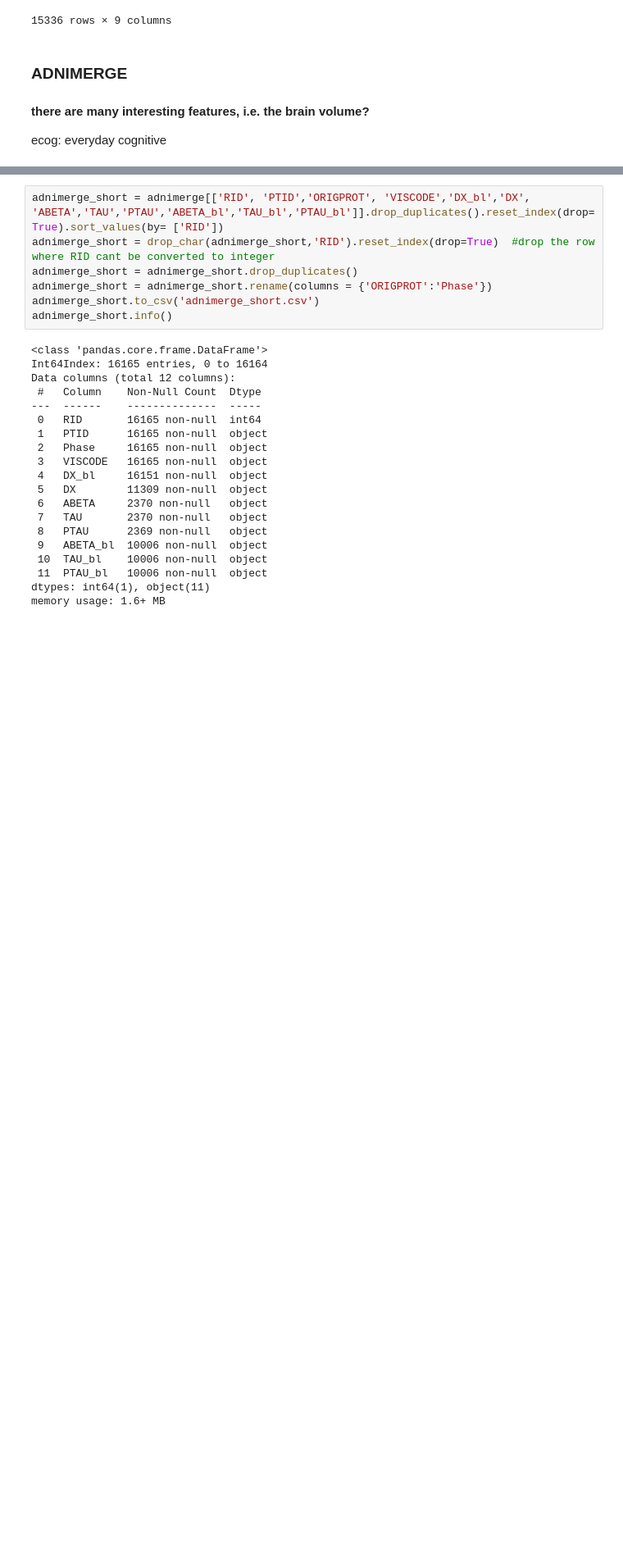
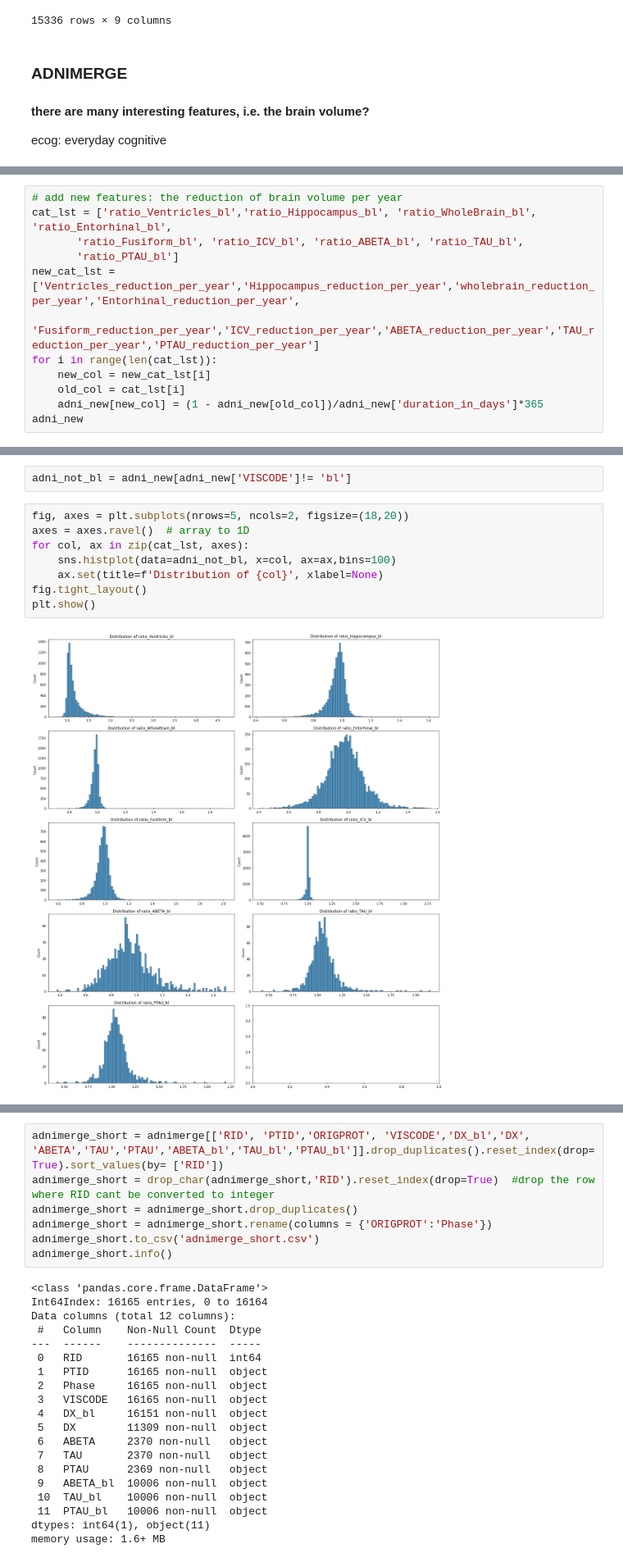
Before and after one commit to weiping2022/Brain_health_challenge_Antonia_Weiping_hs2022, a Jupyter notebook: notebook/1_extractdata_mergefiles_WZ_2022_11_22.ipynb, the cells around one changed output, grey strips where cells are left out. Shown: that part at 82% size. Cells and saved outputs as stored; diff of their text form; blank space fills up the shorter version.

```diff
--- a/notebook/1_extractdata_mergefiles_WZ_2022_11_22.ipynb
+++ b/notebook/1_extractdata_mergefiles_WZ_2022_11_22.ipynb
@@ -976,0 +950,12 @@ adni_new.to_csv('adnimerge_new.csv')
+# %%
+# add new features: the reduction of brain volume per year
+cat_lst = ['ratio_Ventricles_bl','ratio_Hippocampus_bl', 'ratio_WholeBrain_bl', 'ratio_Entorhinal_bl',
+       'ratio_Fusiform_bl', 'ratio_ICV_bl', 'ratio_ABETA_bl', 'ratio_TAU_bl',
+       'ratio_PTAU_bl']
+new_cat_lst = ['Ventricles_reduction_per_year','Hippocampus_reduction_per_year','wholebrain_reduction_per_year','Entorhinal_reduction_per_year',
+               'Fusiform_reduction_per_year','ICV_reduction_per_year','ABETA_reduction_per_year','TAU_reduction_per_year','PTAU_reduction_per_year']
+for i in range(len(cat_lst)):
+    new_col = new_cat_lst[i]
+    old_col = cat_lst[i]
+    adni_new[new_col] = (1 - adni_new[old_col])/adni_new['duration_in_days']*365
+adni_new
@@ -976,0 +976,12 @@ adni_new.to_csv('adnimerge_new.csv')
+# %%
+adni_not_bl = adni_new[adni_new['VISCODE']!= 'bl']
+# %%
+fig, axes = plt.subplots(nrows=5, ncols=2, figsize=(18,20))
+axes = axes.ravel()  # array to 1D
+for col, ax in zip(cat_lst, axes):
+    sns.histplot(data=adni_not_bl, x=col, ax=ax,bins=100)
+    ax.set(title=f'Distribution of {col}', xlabel=None)
+fig.tight_layout()
+plt.show()
+# %% [output]
+[figure, added]
```
Also changed, not shown: parts of 47 cells of this notebook.
